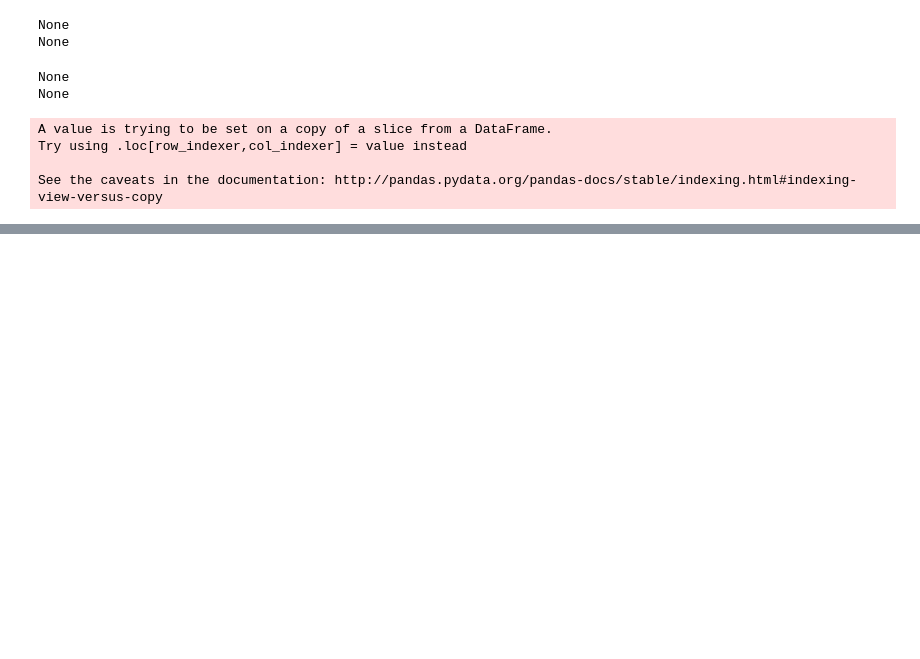
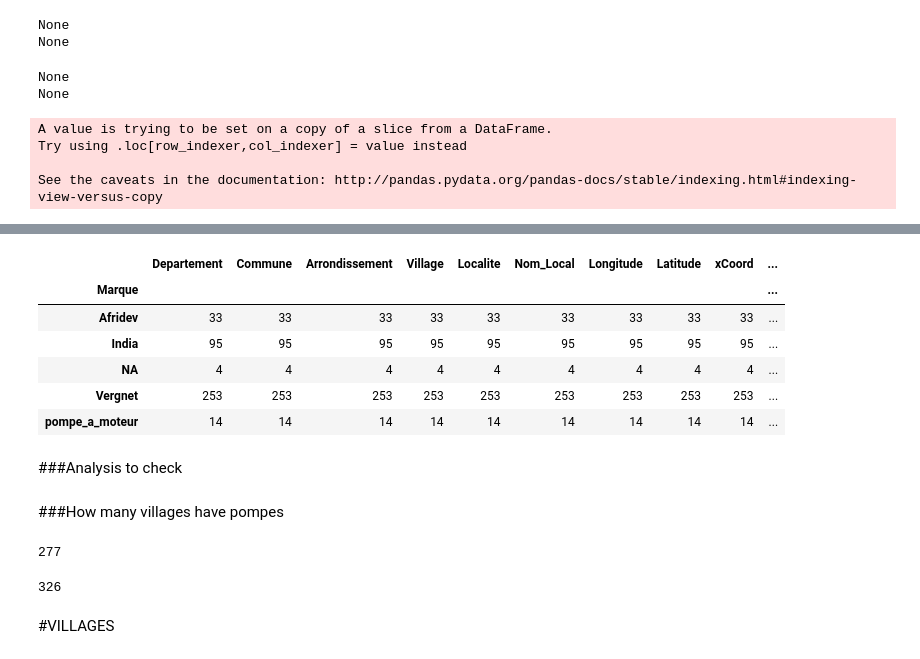
Before and after one commit to OANInternational/aguapp-ds, a Jupyter notebook: estructurar_bbdd_y_subir_a_firebase.ipynb, the cells around one changed output, grey strips where cells are left out. Cells and saved outputs as stored; diff of their text form; code cells hidden in the pictures; blank space fills up the shorter version.

```diff
--- a/estructurar_bbdd_y_subir_a_firebase.ipynb
+++ b/estructurar_bbdd_y_subir_a_firebase.ipynb
@@ -222,16 +253,19 @@ fuzz.token_sort_ratio(word1, word2)
 #### Functions
 # %%
 #Marques des Pompes
-def marques(x):
+def marques(x,name,name2):
   marque='NA'
 
-  if x['Marque']:
-    if bool(re.search('ergnet',x['Marque'].lower())):
+  if x[name]:
+    if bool(re.search('ergnet',x[name].lower())):
       marque='Vergnet'
-    elif bool(re.search('ndia',x['Marque'].lower())):
+    elif bool(re.search('ndia',x[name].lower())):
       marque='India'
-    elif bool(re.search('afri',x['Marque'].lower())):
+    elif bool(re.search('afri',x[name].lower())):
       marque='Afridev'
+  elif x[name2]:
+    if bool(re.search('moteur',x[name2].lower())):
+      marque='pompe_a_moteur'
   return marque
 # %%
 #Years
@@ -337,0 +383,31 @@ dict_2019 = [{k: v} for k, v in dict_2019.items()]
+# %%
+#Create decimals from degrees latitude
+df_lisette['Latitude_decimals']=df_lisette.apply(lambda x: decimals_lat_lon(x,'Latitude'),axis=1)
+# %%
+df_lisette['Longitude_decimals']=df_lisette.apply(lambda x: decimals_lat_lon(x,'Longitude'),axis=1)
+# %%
+df_lisette['Marque']=df_lisette.apply(lambda x: marques(x,"Modele_Pompe","Type_Exhaure"),axis=1)
+# %%
+df_lisette.groupby("Marque",axis=0).count()
+# %% [output]
+|  | Departement | Commune | Arrondissement | Village | Localite | Nom_Local | Longitude | Latitude | xCoord | ... |
+| Marque |  |  |  |  |  |  |  |  |  | ... |
+| Afridev | 33 | 33 | 33 | 33 | 33 | 33 | 33 | 33 | 33 | ... |
+| India | 95 | 95 | 95 | 95 | 95 | 95 | 95 | 95 | 95 | ... |
+| NA | 4 | 4 | 4 | 4 | 4 | 4 | 4 | 4 | 4 | ... |
+| Vergnet | 253 | 253 | 253 | 253 | 253 | 253 | 253 | 253 | 253 | ... |
+| pompe_a_moteur | 14 | 14 | 14 | 14 | 14 | 14 | 14 | 14 | 14 | ... |
+# %% [markdown]
+###Analysis to check
+# %% [markdown]
+###How many villages have pompes
+# %%
+len(df_lisette.groupby("Localite",axis=0).count())
+# %% [output]
+277
+# %%
+len(df_2009.groupby("Localité",axis=0).count())
+# %% [output]
+326
+# %% [markdown]
+#VILLAGES
```
Also changed, not shown: parts of 40 cells of this notebook.
